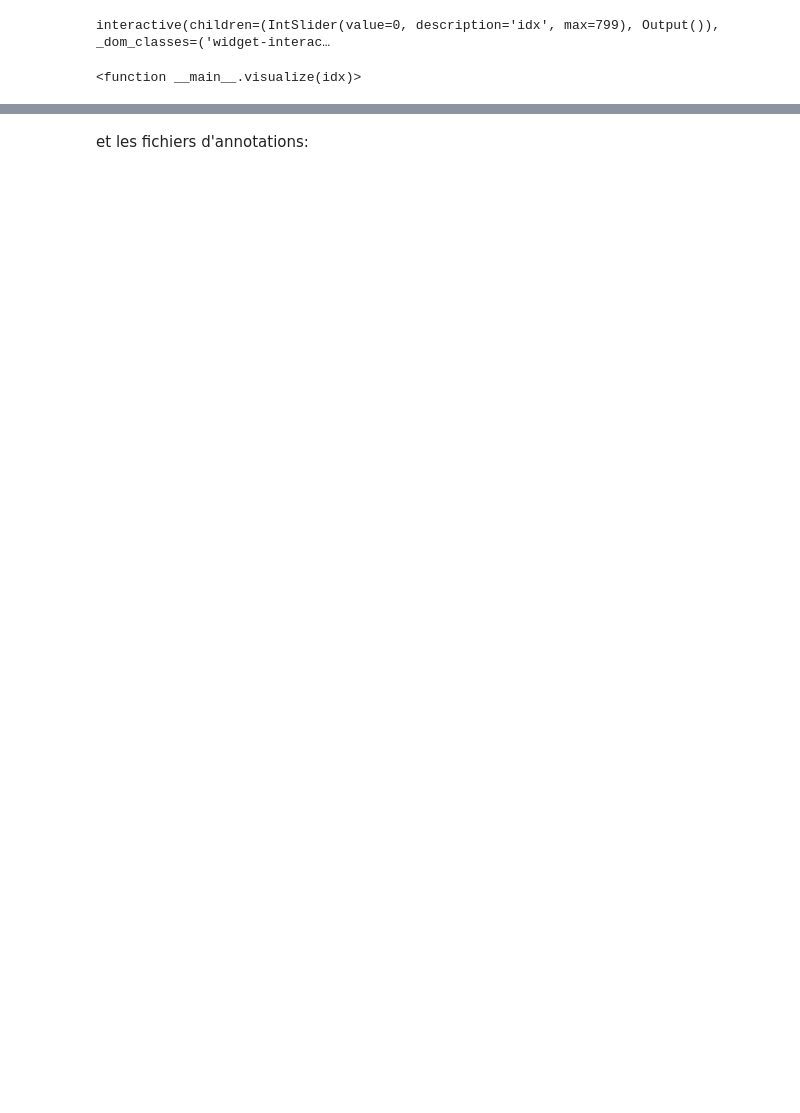
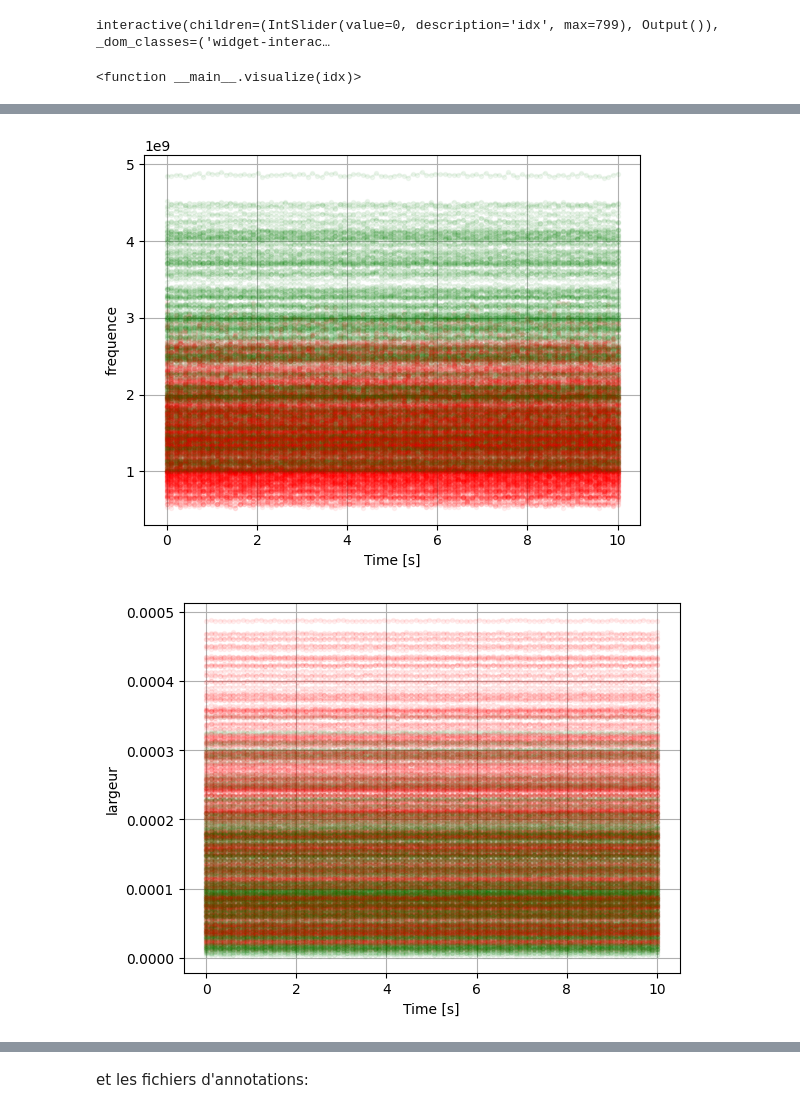
Before and after one commit to balthazarneveu/MVA23_SIGNAL, a Jupyter notebook: lab_02/dls_tp2.ipynb, the cells around one changed output, grey strips where cells are left out. Saved outputs shown, nothing was run; the diff lists cells and outputs as text; code cells hidden in the pictures; blank space fills up the shorter version.

```diff
--- a/lab_02/dls_tp2.ipynb
+++ b/lab_02/dls_tp2.ipynb
@@ -149,0 +163,14 @@ array([[0.291     , 0.29110102, 0.29185197, ..., 0.29158628, 0.29207135,
+# %%
+colors = ["r" if el else "g" for el in df["menace"]]
+for attribute in ["frequence", "largeur", "puissance"]:
+    frequences = np.array([el for el in df[attribute]])
+    for idx in range(len(phi)):
+        plt.plot(np.linspace(0, 10, len(frequences[idx, :])), frequences[idx, :], ".-", color=colors[idx], alpha=0.05)
+    plt.xlabel("Time [s]")
+    plt.ylabel(attribute)
+    plt.title("")
+    plt.grid()
+    plt.show()
+# %% [output]
+[figure, added]
+[figure, added]
```
Also changed, not shown: parts of 15 cells of this notebook.
